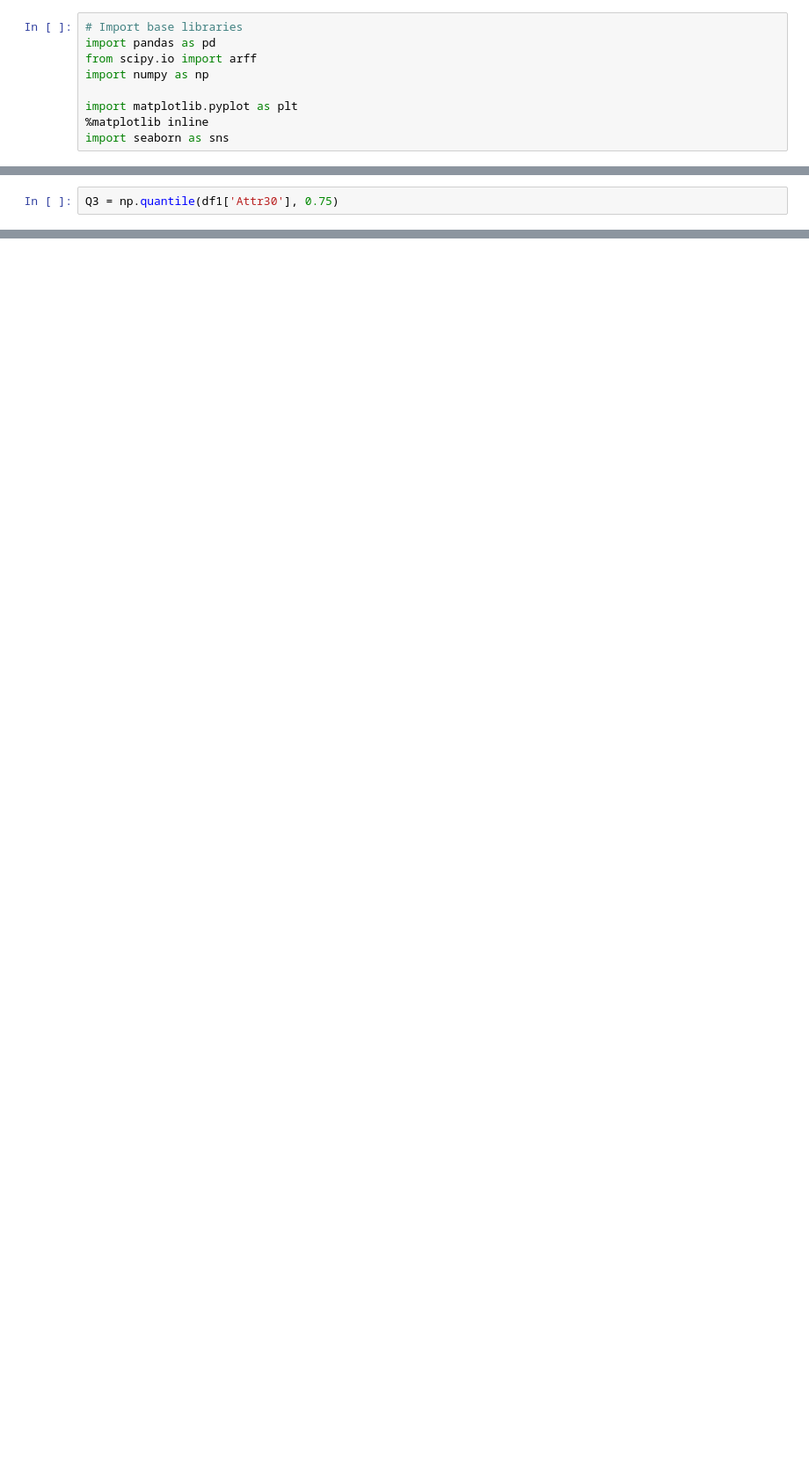
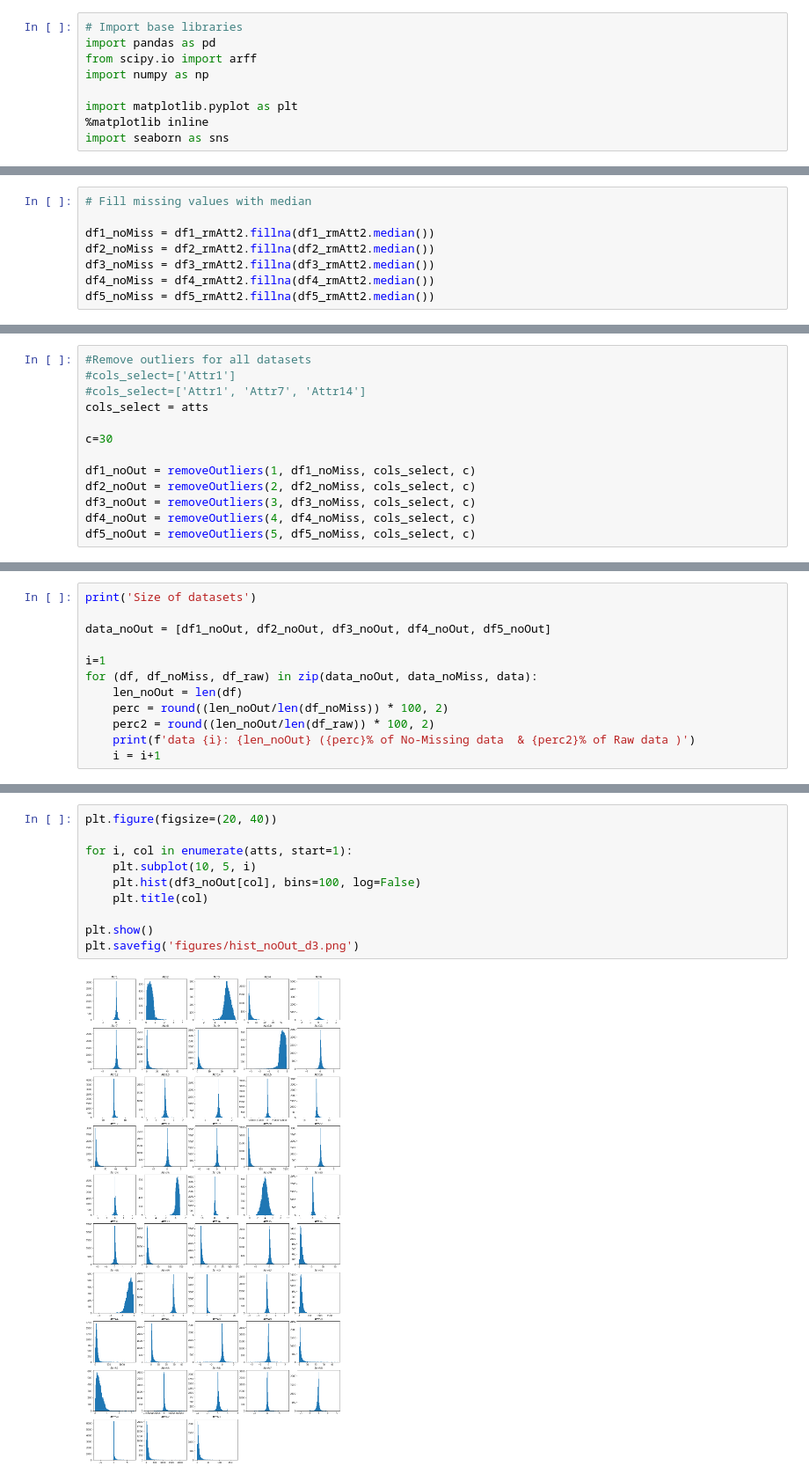
Before and after one commit to kamileyagci/project-bankruptcy-prediction, a Jupyter notebook: preprocess.ipynb, the cells around one changed output, grey strips where cells are left out. Shown at 88% size. Cells and saved outputs as stored; diff of their text form; blank space fills up the shorter version.

```diff
--- a/preprocess.ipynb
+++ b/preprocess.ipynb
@@ -412,2 +111,0 @@ Percentage left: 92.98120728929385
-# %%
-Q3 = np.quantile(df1['Attr30'], 0.75)
@@ -458,0 +517,8 @@ dtype: int64
+# %%
+# Fill missing values with median
+
+df1_noMiss = df1_rmAtt2.fillna(df1_rmAtt2.median())
+df2_noMiss = df2_rmAtt2.fillna(df2_rmAtt2.median())
+df3_noMiss = df3_rmAtt2.fillna(df3_rmAtt2.median())
+df4_noMiss = df4_rmAtt2.fillna(df4_rmAtt2.median())
+df5_noMiss = df5_rmAtt2.fillna(df5_rmAtt2.median())
@@ -458,0 +742,13 @@ dtype: int64
+# %%
+#Remove outliers for all datasets
+#cols_select=['Attr1']
+#cols_select=['Attr1', 'Attr7', 'Attr14']
+cols_select = atts
+
+c=30
+
+df1_noOut = removeOutliers(1, df1_noMiss, cols_select, c)
+df2_noOut = removeOutliers(2, df2_noMiss, cols_select, c)
+df3_noOut = removeOutliers(3, df3_noMiss, cols_select, c)
+df4_noOut = removeOutliers(4, df4_noMiss, cols_select, c)
+df5_noOut = removeOutliers(5, df5_noMiss, cols_select, c)
@@ -458,0 +763,12 @@ dtype: int64
+# %%
+print('Size of datasets')
+
+data_noOut = [df1_noOut, df2_noOut, df3_noOut, df4_noOut, df5_noOut]
+
+i=1
+for (df, df_noMiss, df_raw) in zip(data_noOut, data_noMiss, data):
+    len_noOut = len(df)
+    perc = round((len_noOut/len(df_noMiss)) * 100, 2)
+    perc2 = round((len_noOut/len(df_raw)) * 100, 2)
+    print(f'data {i}: {len_noOut} ({perc}% of No-Missing data  & {perc2}% of Raw data )')
+    i = i+1
@@ -458,0 +782,12 @@ dtype: int64
+# %%
+plt.figure(figsize=(20, 40))
+
+for i, col in enumerate(atts, start=1):
+    plt.subplot(10, 5, i)
+    plt.hist(df3_noOut[col], bins=100, log=False)
+    plt.title(col)
+
+plt.show()
+plt.savefig('figures/hist_noOut_d3.png')
+# %% [output]
+[figure, added]
```
Also changed, not shown: parts of 95 cells of this notebook, 15 other files.
